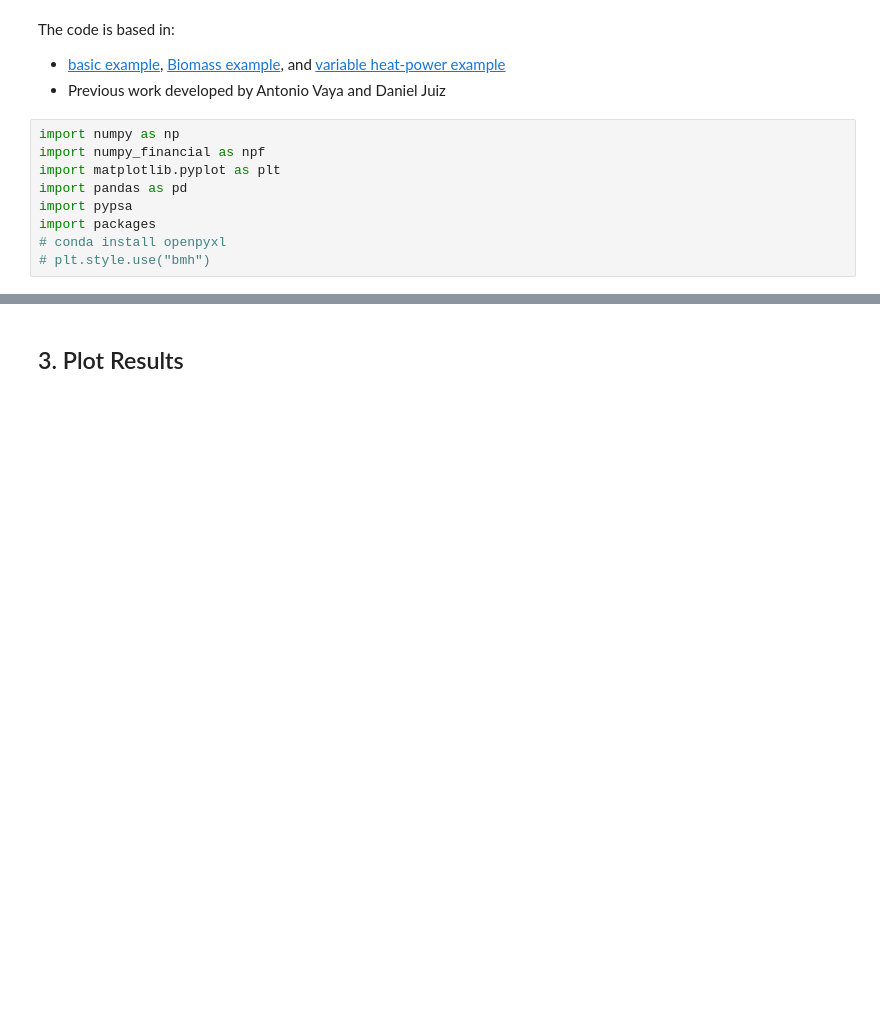
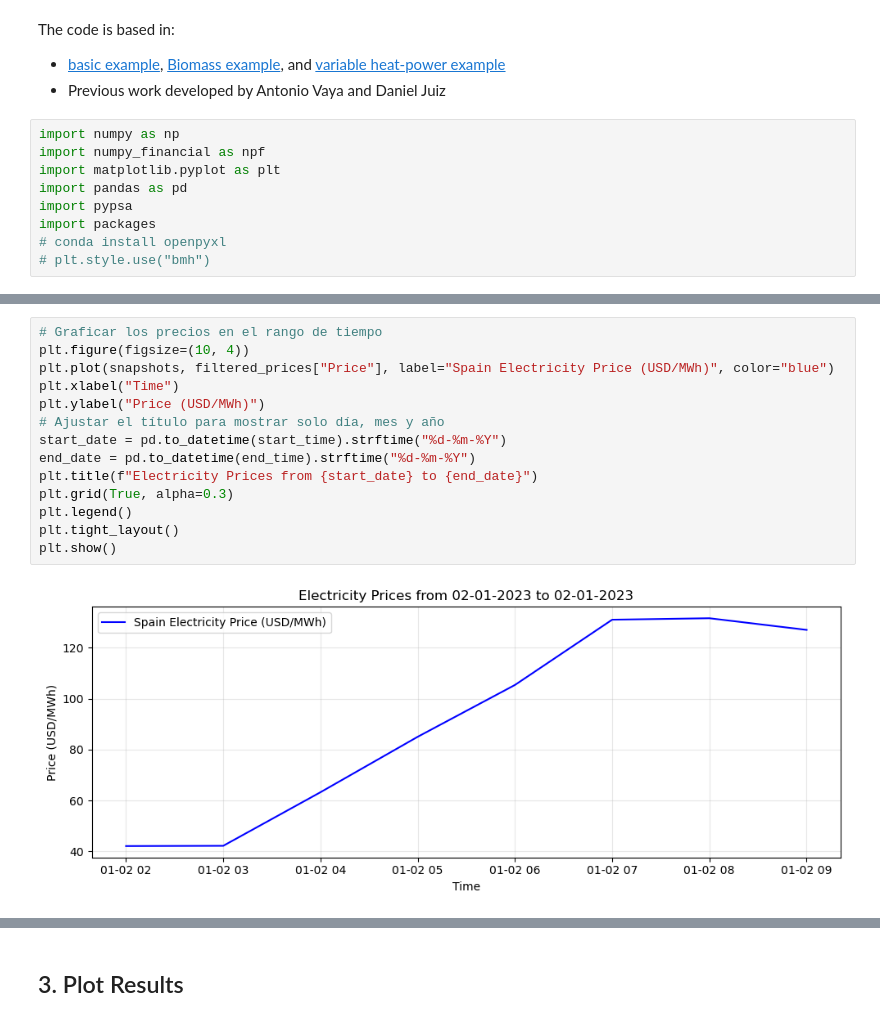
Before and after one commit to C-ansi-eof/SIDNE-Model, a Jupyter notebook: SMR_multilink.ipynb, the cells around one changed output, grey strips where cells are left out. Cells and saved outputs as stored; diff of their text form; blank space fills up the shorter version.

```diff
--- a/SMR_multilink.ipynb
+++ b/SMR_multilink.ipynb
@@ -156,3 +148,19 @@ assert len(PriceES) == len(snapshots), "El número de filas en PriceES no coinci
+# %%
+# Graficar los precios en el rango de tiempo
+plt.figure(figsize=(10, 4))
+plt.plot(snapshots, filtered_prices["Price"], label="Spain Electricity Price (USD/MWh)", color="blue")
+plt.xlabel("Time")
+plt.ylabel("Price (USD/MWh)")
+# Ajustar el título para mostrar solo día, mes y año
+start_date = pd.to_datetime(start_time).strftime("%d-%m-%Y")
+end_date = pd.to_datetime(end_time).strftime("%d-%m-%Y")
+plt.title(f"Electricity Prices from {start_date} to {end_date}")
+plt.grid(True, alpha=0.3)
+plt.legend()
+plt.tight_layout()
+plt.show()
+# %% [output]
+[figure, added]
 # %%
 network=pypsa.Network() # Creates empty PyPSA network object called network
 #Each hour is going to be a snapshot to optimize (Historical data loaded, as ES prices, have 8760 inputs)
```
Also changed, not shown: parts of 34 cells of this notebook, 4 other files.
